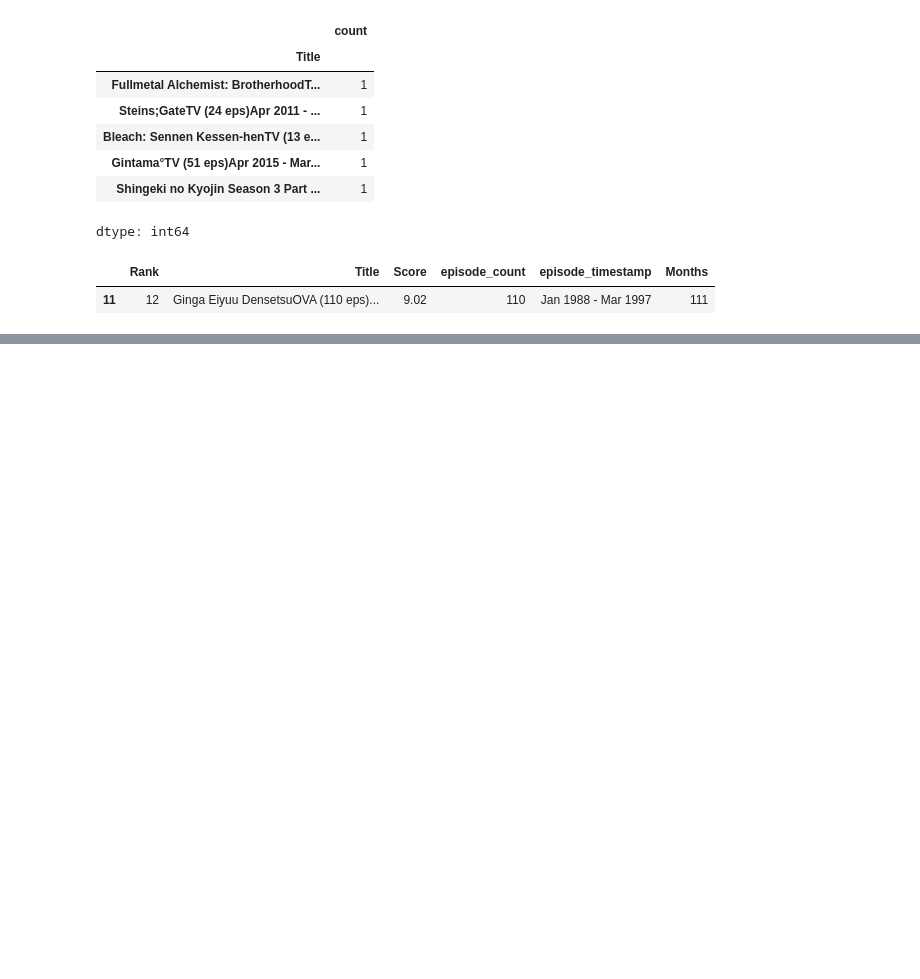
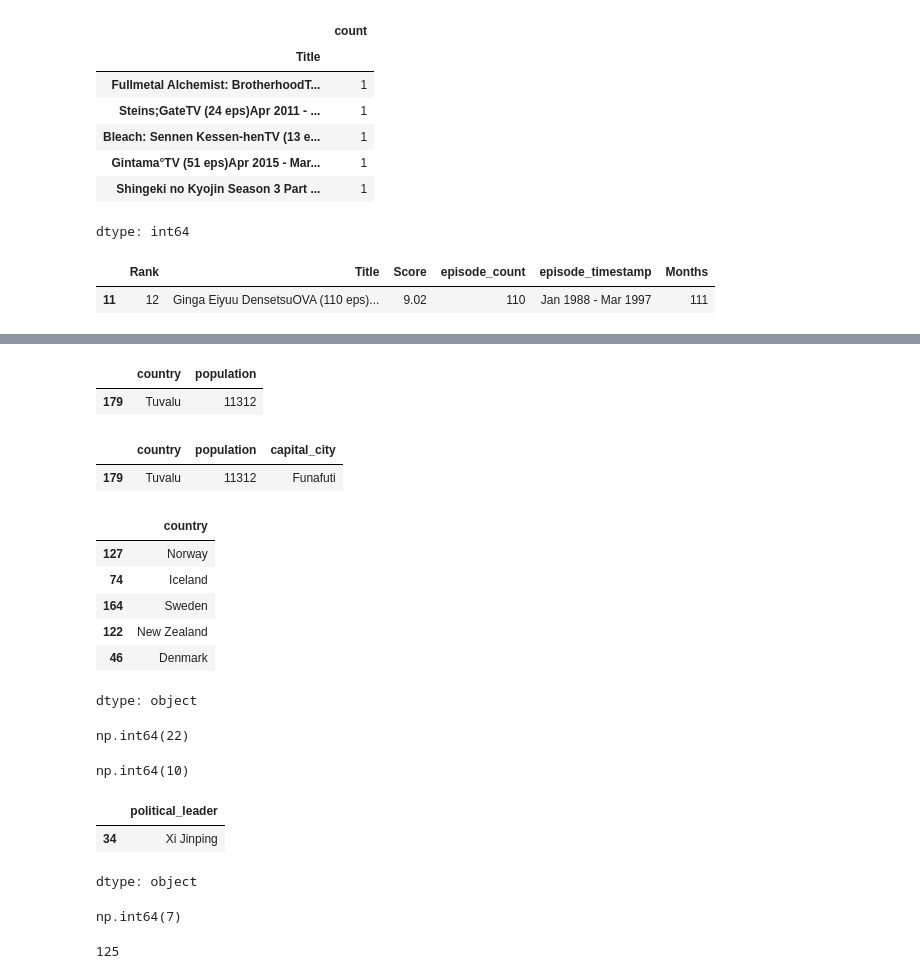
Before and after one commit to Sandeep4118/colab-project, a Jupyter notebook: pandas.ipynb, the cells around one changed output, grey strips where cells are left out. Cells and saved outputs as stored; diff of their text form; code cells hidden in the pictures; blank space fills up the shorter version.

```diff
--- a/pandas.ipynb
+++ b/pandas.ipynb
@@ -1062,0 +1163,58 @@ df[df['Months'] == df['Months'].max()]
+# %%
+# which country has the least population.
+df[df['population'] == df['population'].min()][['country','population']]
+# %% [output]
+|  | country | population |
+| 179 | Tuvalu | 11312 |
+# %%
+# what is the capital of the country with least population.
+df[df['population'] == df['population'].min()][['country','population','capital_city']]
+# %% [output]
+|  | country | population | capital_city |
+| 179 | Tuvalu | 11312 | Funafuti |
+# %%
+# give me top 5 countries with highest democratic score.
+df.sort_values(by = 'democracy_score',ascending = False,inplace=True)
+df['country'].head()
+# %% [output]
+|  | country |
+| 127 | Norway |
+| 74 | Iceland |
+| 164 | Sweden |
+| 122 | New Zealand |
+| 46 | Denmark |
+dtype: object
+# %%
+# how many total regions are there.
+df['region'].value_counts().count()
+# %% [output]
+np.int64(22)
+# %%
+# how many countries lie in Eastern Europe region.
+df['region'].value_counts()['Eastern Europe']
+# %% [output]
+np.int64(10)
+# %%
+# who is the political leader of the 2nd highest populated country.
+df[df['population'] == df['population'].nlargest(2).iloc[1]]['political_leader']
+# %% [output]
+|  | political_leader |
+| 34 | Xi Jinping |
+dtype: object
+# %%
+# how many countries are there whoes political leaders are unkown.
+df[df['political_leader'].isna()]['country'].count()
+# %% [output]
+np.int64(7)
+# %%
+# how many country have Republic in their full name.
+count = 0
+def counting(txt):
+  global count
+  if 'republic' in txt.lower():
+    count+=1
+  return txt
+df['country_long'].apply(counting)
+print(count)
+# %% [output]
+125
```
Also changed, not shown: parts of 14 cells of this notebook.
